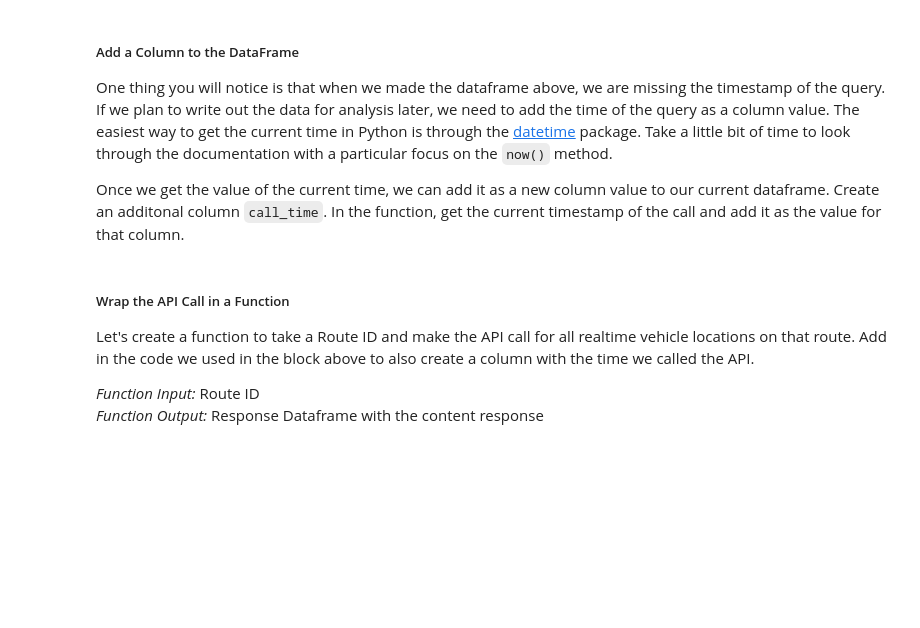
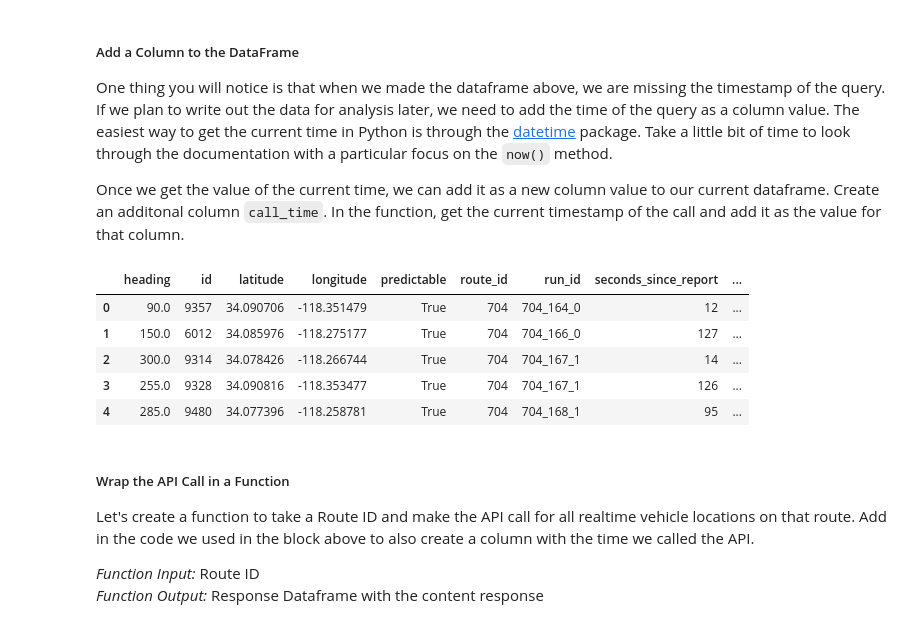
Before and after one commit to haoding19/ucla-its-data-camp-2019, a Jupyter notebook: Day1/day-1-prj/Day1-Activity.ipynb, the cells around one changed output. Saved outputs shown, nothing was run; the diff lists cells and outputs as text; code cells hidden in the pictures; blank space fills up the shorter version.

```diff
--- a/Day1/day-1-prj/Day1-Activity.ipynb
+++ b/Day1/day-1-prj/Day1-Activity.ipynb
@@ -133,7 +195,6 @@ Pick any of the Metro routes and, following the structure in the example, make a
 # TODO: Write the statement to call the Metro API and get all vehicles for a particular route
 #       and store the response as resp
 # (No need to import the requests package again)
-resp =
-
-# TODO: Store the JSON content as `data`
-data =
+url = 'http://api.metro.net/agencies/lametro/routes/704/vehicles/'
+resp = requests.get(url)
+resp.status_code
@@ -140,8 +203,11 @@ data =
+# %%
+# TODO: Store the JSON content as `data`
+data = resp.json()
 # %% [markdown]
 You will notice that instead of GeoJSON, it is in a slightly different format. We can convert a list of key, value pairs into a Pandas dataframe easily by `df = pd.DataFrame(dict)`. Let's go ahead and convert the json output into a dict. _Hint: Make sure you access the list part of the JSON output!_
 # %%
 # TODO: Convert the JSON output to a dataframe
-metro_df =
+metro_df = pd.DataFrame(data['items'])
 
 # Examine the head of the dataframe
 metro_df.head()
@@ -153,12 +226,20 @@ Once we get the value of the current time, we can add it as a new column value t
 # %%
 # Import the datetime module
 from datetime import datetime
 
 # TODO: Get the current time
-now =
+now = datetime.now()
 
 # TODO: Add the current time as a value to the dataframe column `call_time`
-metro_df['call_time'] =
+metro_df['call_time'] = now
+metro_df.head()
+# %% [output]
+|  | heading | id | latitude | longitude | predictable | route_id | run_id | seconds_since_report | ... |
+| 0 | 90.0 | 9357 | 34.090706 | -118.351479 | True | 704 | 704_164_0 | 12 | ... |
+| 1 | 150.0 | 6012 | 34.085976 | -118.275177 | True | 704 | 704_166_0 | 127 | ... |
+| 2 | 300.0 | 9314 | 34.078426 | -118.266744 | True | 704 | 704_167_1 | 14 | ... |
+| 3 | 255.0 | 9328 | 34.090816 | -118.353477 | True | 704 | 704_167_1 | 126 | ... |
+| 4 | 285.0 | 9480 | 34.077396 | -118.258781 | True | 704 | 704_168_1 | 95 | ... |
 # %% [markdown]
 ##### Wrap the API Call in a Function
 Let's create a function to take a Route ID and make the API call for all realtime vehicle locations on that route. Add in the code we used in the block above to also create a column with the time we called the API.
```
Also changed, not shown: parts of 22 cells of this notebook, 32 other files.
